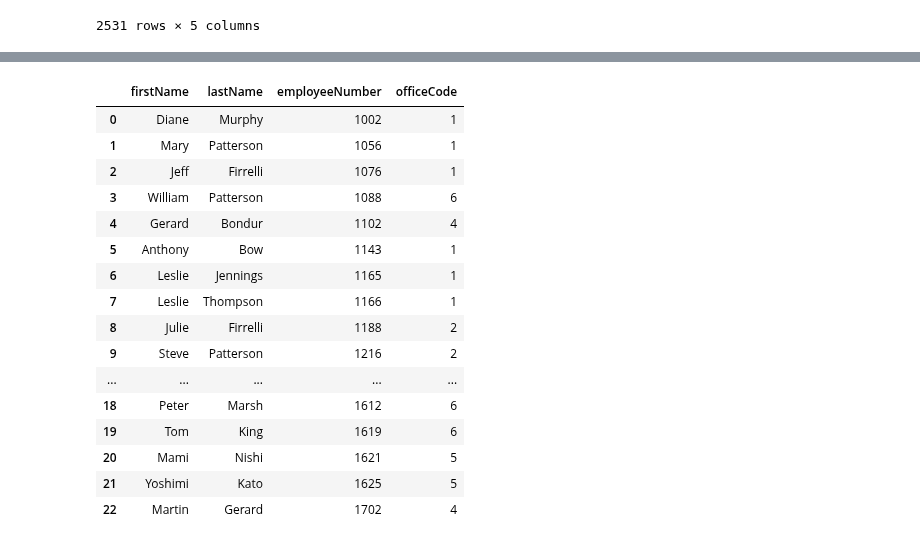
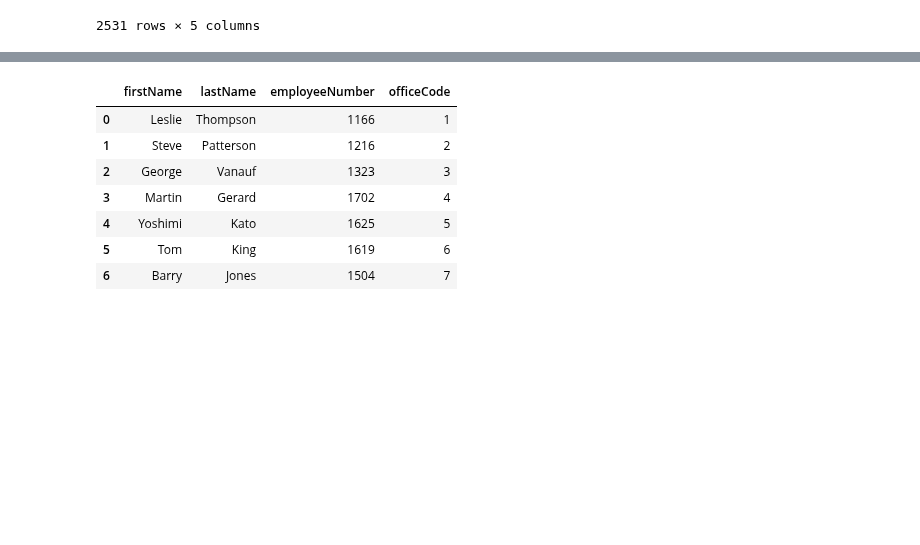
Before and after one commit to oqusous/dsc-more-practice-with-sql-queries-lab-nyc-ds-071519, a Jupyter notebook: index.ipynb, the cells around one changed output, grey strips where cells are left out. Cells and saved outputs as stored; diff of their text form; code cells hidden in the pictures; blank space fills up the shorter version.

```diff
--- a/index.ipynb
+++ b/index.ipynb
@@ -222,50 +222,41 @@ Finally, get the first name, last name, employee number, and office code for emp
 #              FROM employees
 #              LEFT JOIN offices
 #              USING (officeCode)
 #              GROUP BY officeCode
 #              HAVING count(employeeNumber) < 5""")
 # df = pd.DataFrame(c.fetchall())
 # df.columns = [x[0] for x in c.description]
 # df
 
 # c.execute("""SELECT firstname, lastname, officeCode
 #              FROM employees
 #              WHERE officeCode IN (SELECT count(employeeNumber) as number0E
 #                                  FROM employees
 #                                  GROUP BY officeCode
 #                                  WHERE count(employeeNumber) < 5)""")
 # df = pd.DataFrame(c.fetchall())
 # df.columns = [x[0] for x in c.description]
 # df
 c.execute("""SELECT firstName, lastName, employeeNumber, officeCode
              FROM Employees
-             GROUP BY offi""")
+             GROUP BY officeCode""")
 
 #              WHERE officeCode IN (SELECT count(employeeNumber) as Count
 #                                   FROM Employees
 #                                   GROUP BY officeCode
 #                                   HAVING Count <5);""")
 df = pd.DataFrame(c.fetchall())
 df.columns = [x[0] for x in c.description]
 df
 # %% [output]
 |  | firstName | lastName | employeeNumber | officeCode |
-| 0 | Diane | Murphy | 1002 | 1 |
-| 1 | Mary | Patterson | 1056 | 1 |
-| 2 | Jeff | Firrelli | 1076 | 1 |
-| 3 | William | Patterson | 1088 | 6 |
-| 4 | Gerard | Bondur | 1102 | 4 |
-| 5 | Anthony | Bow | 1143 | 1 |
-| 6 | Leslie | Jennings | 1165 | 1 |
-| 7 | Leslie | Thompson | 1166 | 1 |
-| 8 | Julie | Firrelli | 1188 | 2 |
-| 9 | Steve | Patterson | 1216 | 2 |
-| ... | ... | ... | ... | ... |
-| 18 | Peter | Marsh | 1612 | 6 |
-| 19 | Tom | King | 1619 | 6 |
-| 20 | Mami | Nishi | 1621 | 5 |
-| 21 | Yoshimi | Kato | 1625 | 5 |
-| 22 | Martin | Gerard | 1702 | 4 |
+| 0 | Leslie | Thompson | 1166 | 1 |
+| 1 | Steve | Patterson | 1216 | 2 |
+| 2 | George | Vanauf | 1323 | 3 |
+| 3 | Martin | Gerard | 1702 | 4 |
+| 4 | Yoshimi | Kato | 1625 | 5 |
+| 5 | Tom | King | 1619 | 6 |
+| 6 | Barry | Jones | 1504 | 7 |
 # %% [markdown]
 #### Expected Output
 
```
